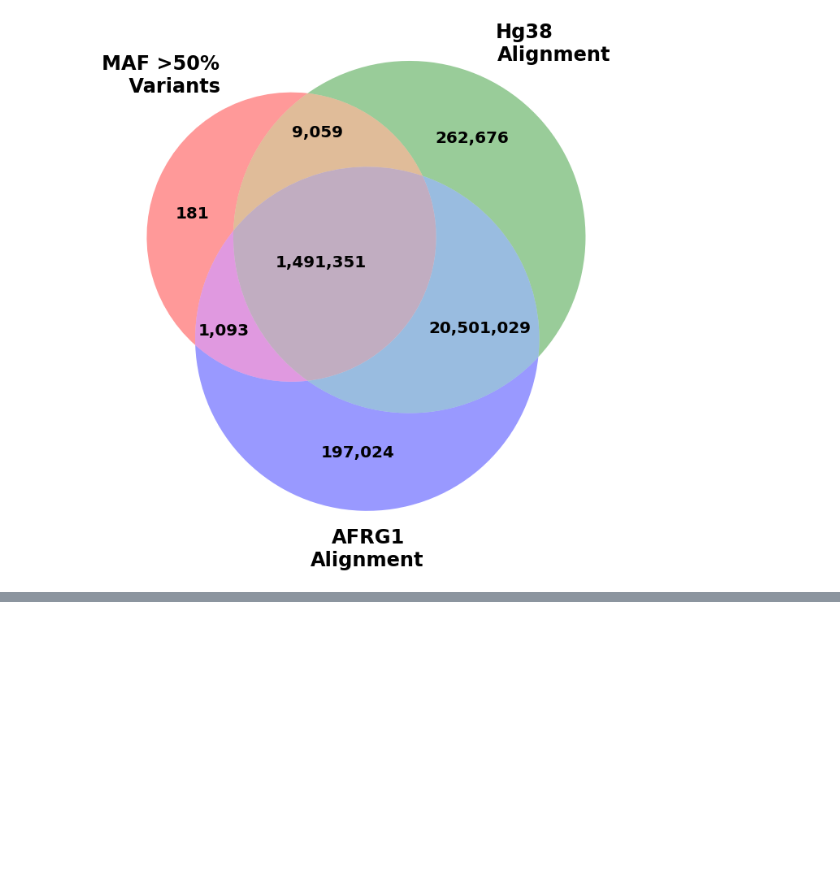
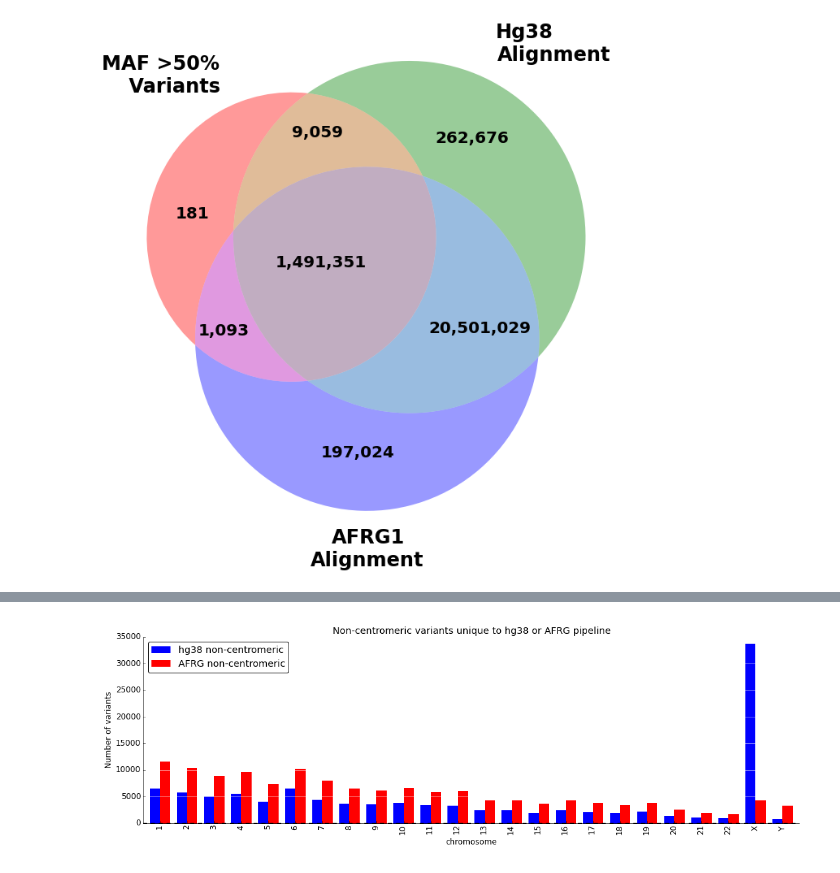
Before and after one commit to ryananeff/ipython-neff-davislab, a Jupyter notebook: ASHG-poster-support.ipynb, the cells around one changed output, grey strips where cells are left out. Saved outputs shown, nothing was run; the diff lists cells and outputs as text; code cells hidden in the pictures; blank space fills up the shorter version.

```diff
--- a/ASHG-poster-support.ipynb
+++ b/ASHG-poster-support.ipynb
@@ -363,0 +503,4 @@ with open(v_alt) as f:
+# %%
+Image(filename='/data/projects_gibbons/home/neffra/compaln_vcf_afrgh38_hg38_ASW_092214/non_centromere_by_chr.png')
+# %% [output]
+[figure, added]
```
Also changed, not shown: parts of 38 cells of this notebook, 9 other files.
